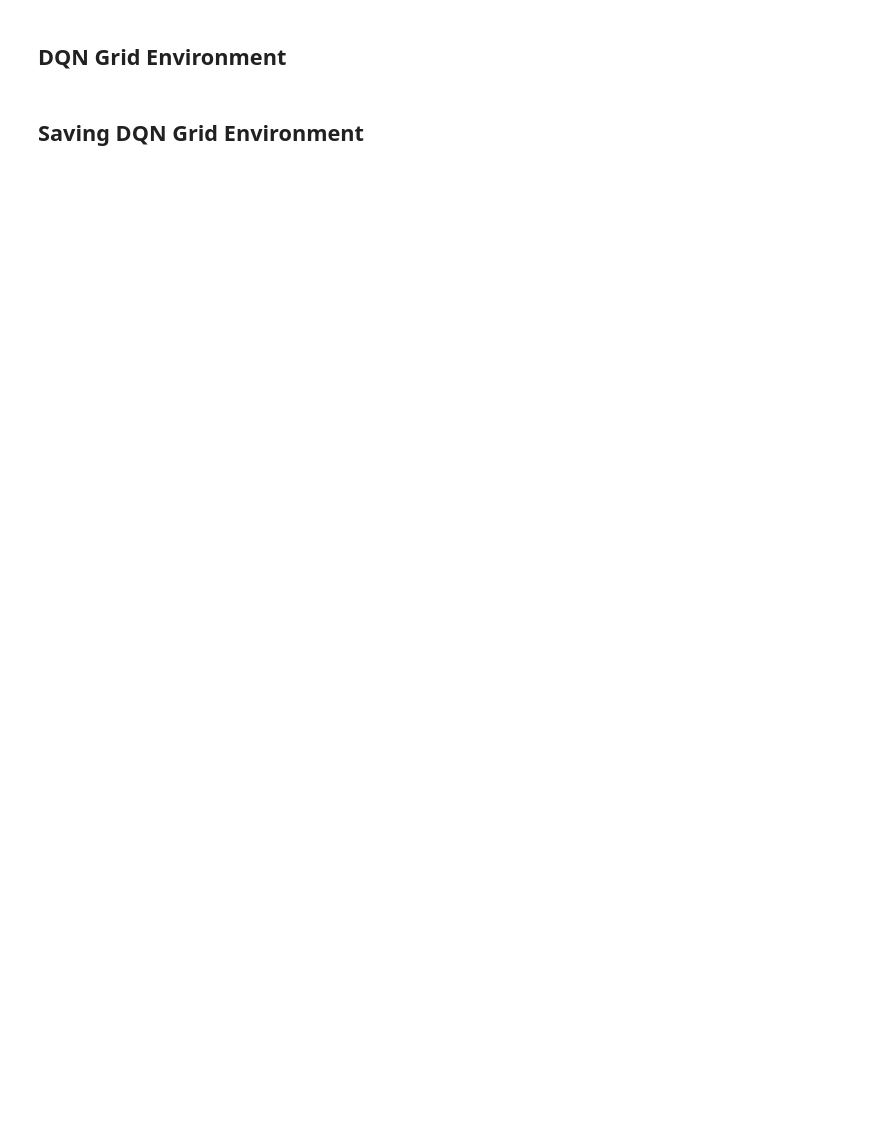
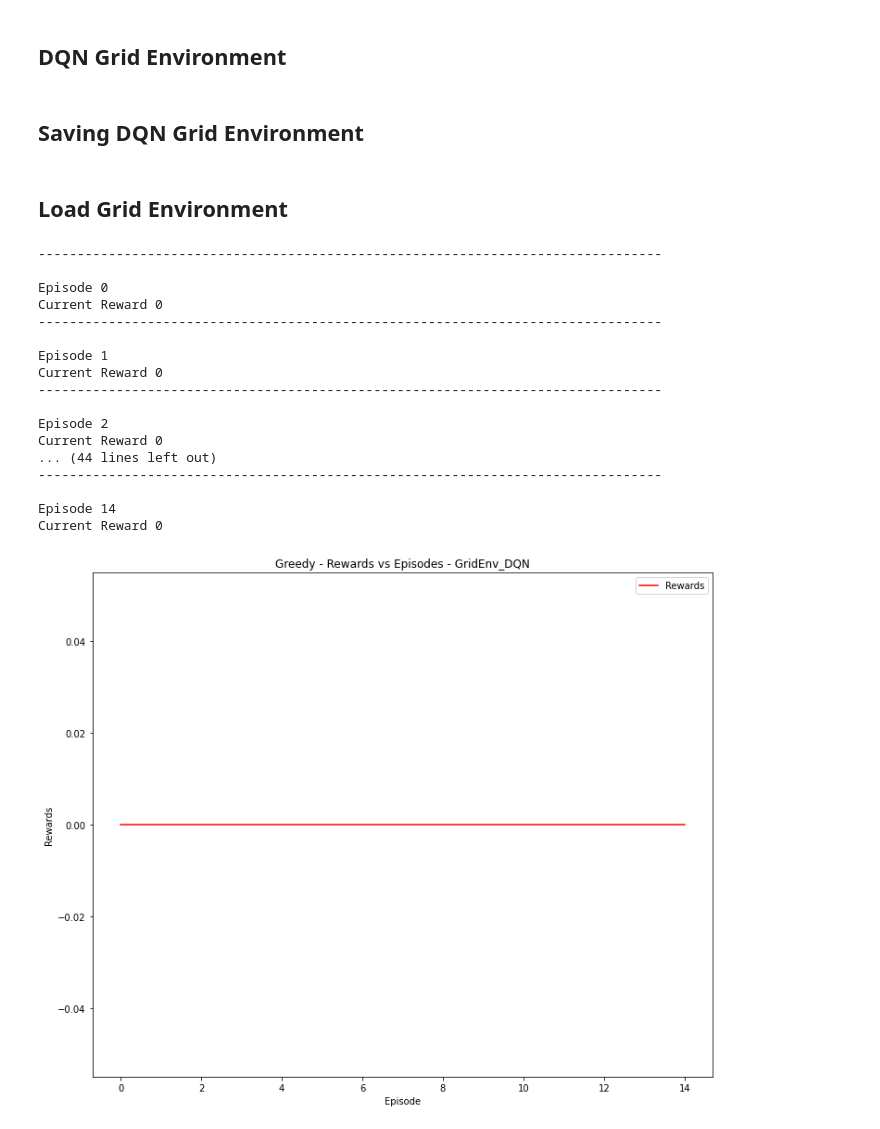
Before and after one commit to Pranomvignesh/UB_CSE546_RL_Assignment_2, a Jupyter notebook: FinalRun.ipynb, the cells around one changed output. Cells and saved outputs as stored; diff of their text form; code cells hidden in the pictures; blank space fills up the shorter version.

```diff
--- a/FinalRun.ipynb
+++ b/FinalRun.ipynb
@@ -120,9 +99,9 @@ Current Reward 11.0
 class NeuralNetworkForGridEnv(nn.Module):
     def __init__(self, observation_space, action_space, learningRate):
         super().__init__()
-        self.layer_1 = nn.Linear(observation_space, 128)
-        self.layer_2 = nn.Linear(128, 128)
-        self.layer_3 = nn.Linear(128, action_space)
+        self.layer_1 = nn.Linear(observation_space, 256)
+        self.layer_2 = nn.Linear(256, 256)
+        self.layer_3 = nn.Linear(256, action_space)
         self.optimizer = optim.Adam(self.parameters(), lr=learningRate)
         self.loss = nn.MSELoss()
         self.to(device)
@@ -145,10 +124,10 @@ dqnGridEnv = DQN(
         epsilonMin=0.001,
         epsilonDecay=1000,
         memorySize=1000,
-        learningRate=0.001,
-        batchSize=64,
+        learningRate=1e-4,
+        batchSize=128,
         discountFactor=0.99,
-        targetNetworkUpdateFrequency=20,
+        targetNetworkUpdateFrequency=100,
         episodes=300
     ),
     nnModel=NeuralNetworkForGridEnv,
@@ -157,7 +136,8 @@ dqnGridEnv = DQN(
         filePrefix='GridEnv_DQN',
         showLiveResults=True,
         logResults = False,
-        saveModels = True
+        saveModels = True,
+        debug = False
     )
 )
 
@@ -168,6 +148,34 @@ dqnGridEnv = DQN(
 # dqnGridEnv.saveWeights()
 # dqnGridEnv.saveModels()
 # dqnGridEnv.saveResults()
+# %% [markdown]
+## Load Grid Environment
+# %%
+policyModel = torch.load('./results/models/GridEnv_DQN_policy_model.pth')
+targetModel = torch.load('./results/models/GridEnv_DQN_target_model.pth')
+
+dqnGridEnv.loadModels(policyModel,targetModel)
+
+dqnGridEnv.greedy(timeSteps = 15)
+# %% [output]
+--------------------------------------------------------------------------------
+
+Episode 0
+Current Reward 0
+--------------------------------------------------------------------------------
+
+Episode 1
+Current Reward 0
+--------------------------------------------------------------------------------
+
+Episode 2
+Current Reward 0
+... (44 lines left out)
+--------------------------------------------------------------------------------
+
+Episode 14
+Current Reward 0
+[figure, added]
 # %%
 class NeuralNetworkForLunarLander(nn.Module):
     def __init__(self, observation_space, action_space, learningRate):
```
Also changed, not shown: parts of 9 cells of this notebook, 13 other files.
